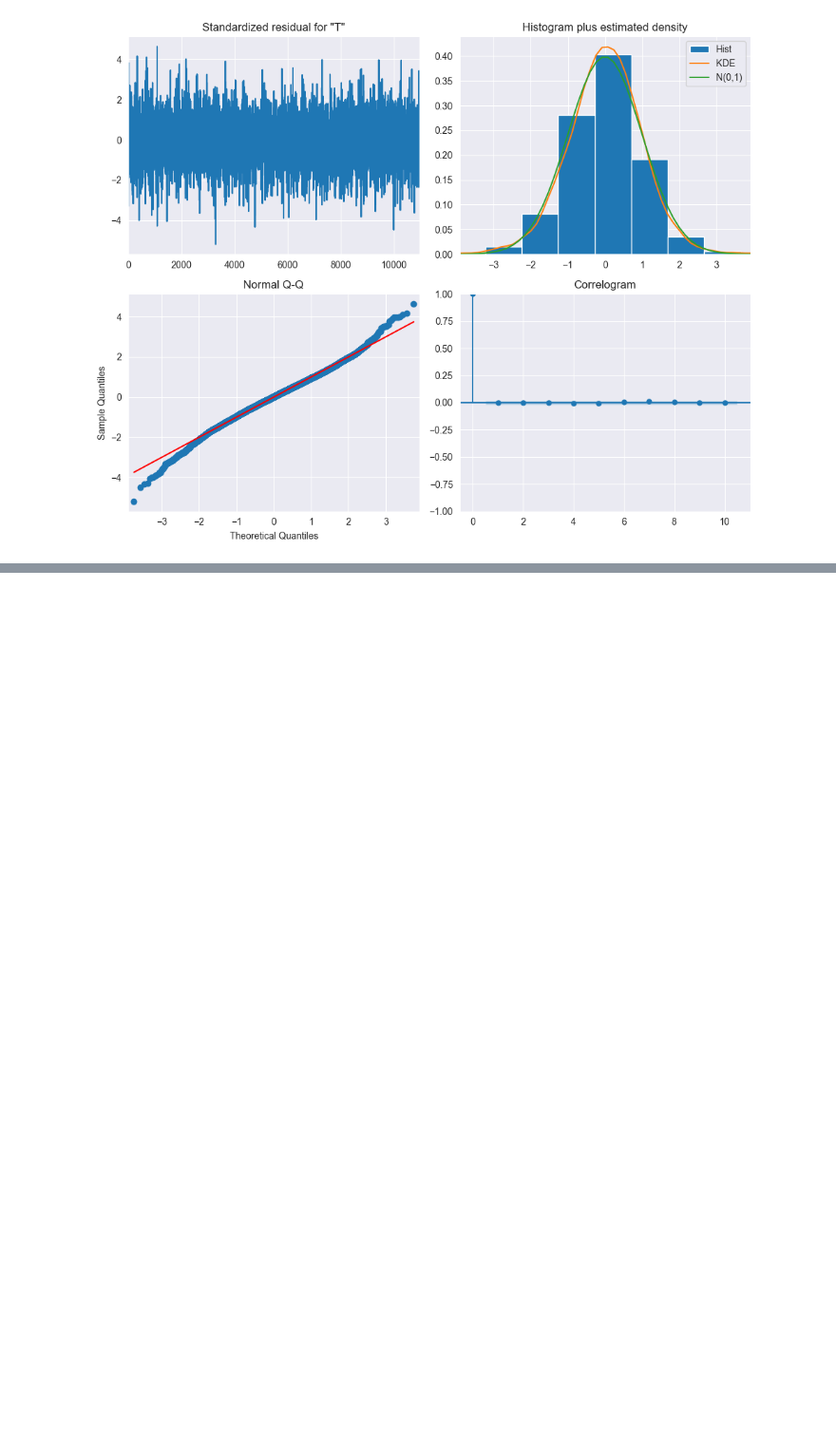
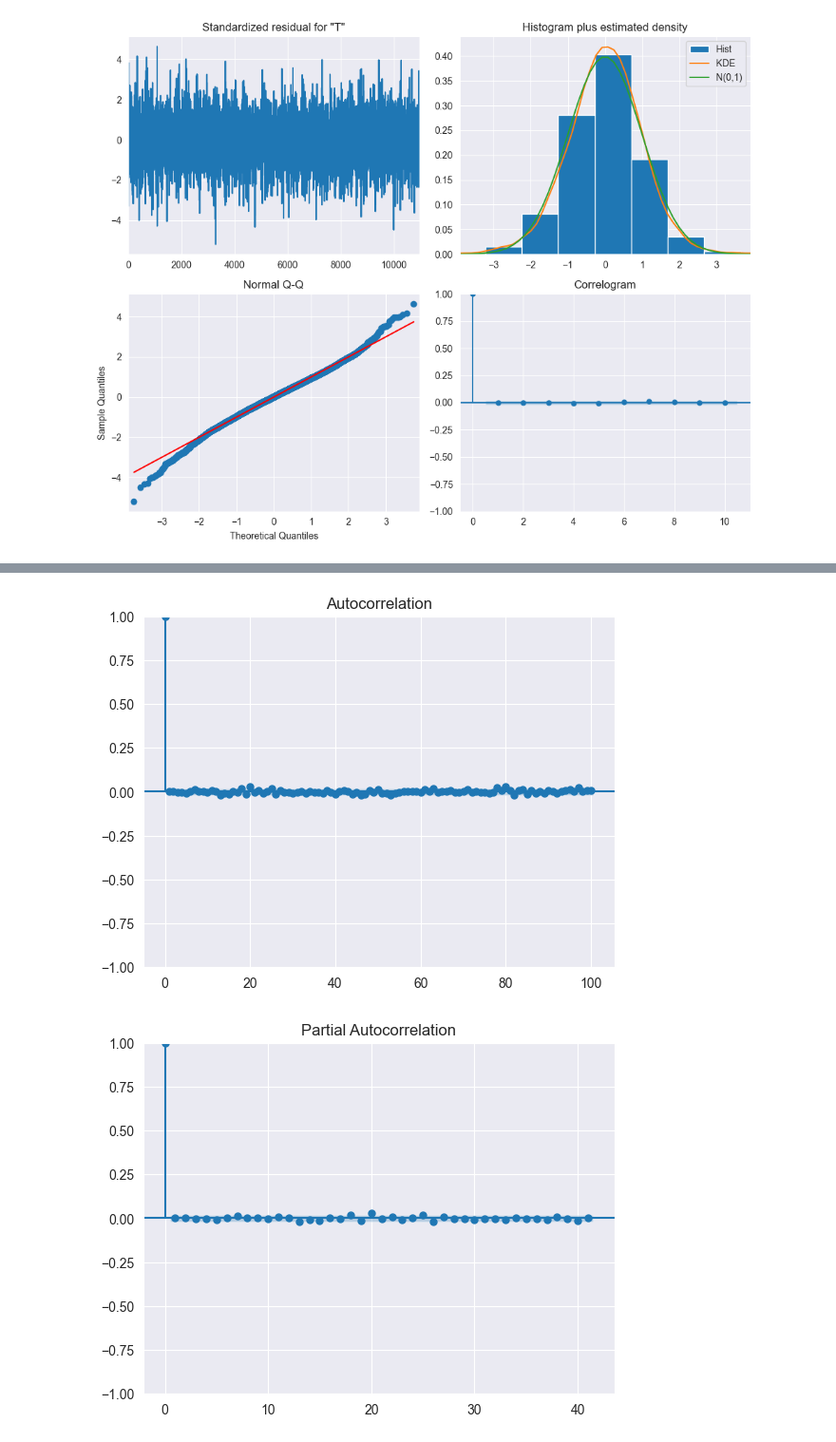
Before and after one commit to prog-zuzanna-sosnowska/Projekt-kaszcz, a Jupyter notebook: src/projekt_ARMA.ipynb, the cells around one changed output, grey strips where cells are left out. Shown at 95% size. Cells and saved outputs as stored; diff of their text form; code cells hidden in the pictures; blank space fills up the shorter version.

```diff
--- a/src/projekt_ARMA.ipynb
+++ b/src/projekt_ARMA.ipynb
@@ -540,0 +557,9 @@ plt.show()
+# %%
+plot_acf(resid_1, lags=100)
+plt.show()
+
+plot_pacf(resid_1)
+plt.show()
+# %% [output]
+[figure, added]
+[figure, added]
```
Also changed, not shown: parts of 16 cells of this notebook.
